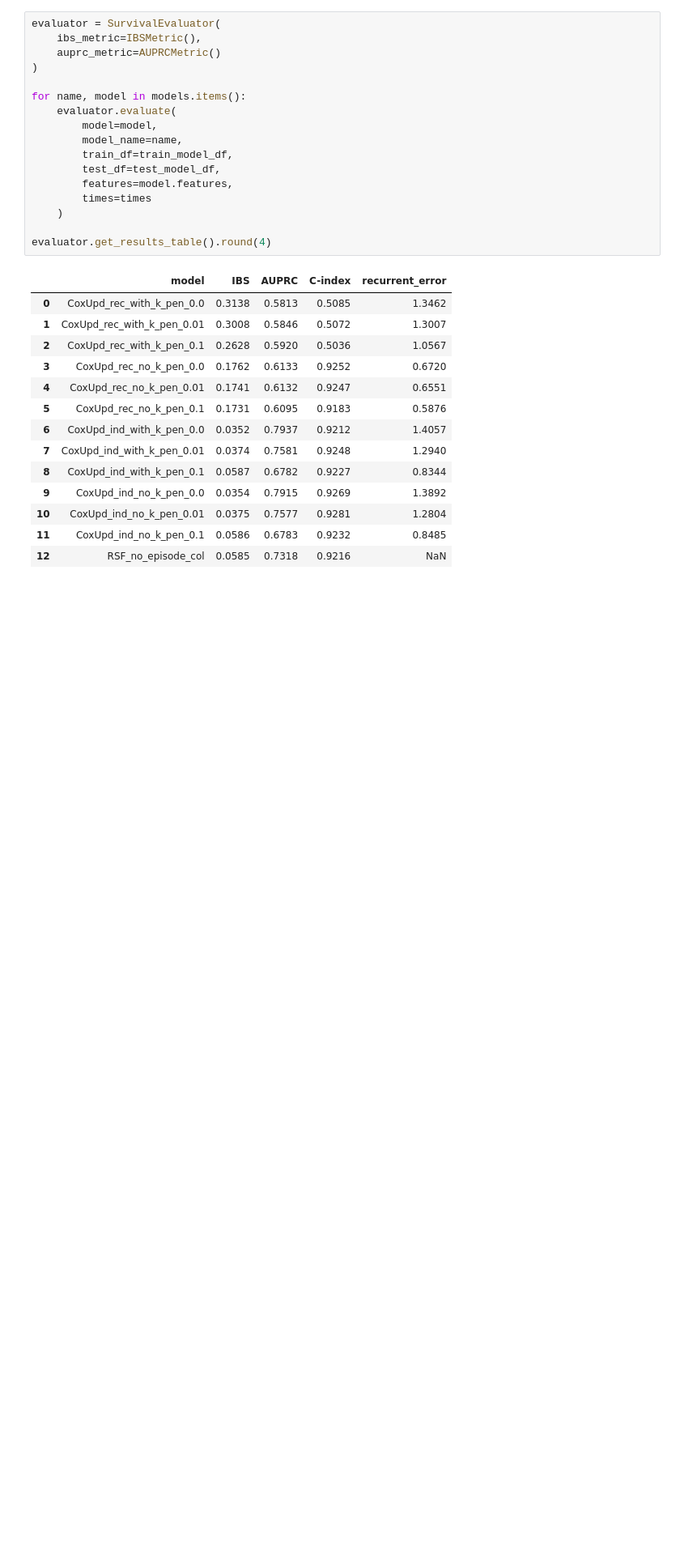
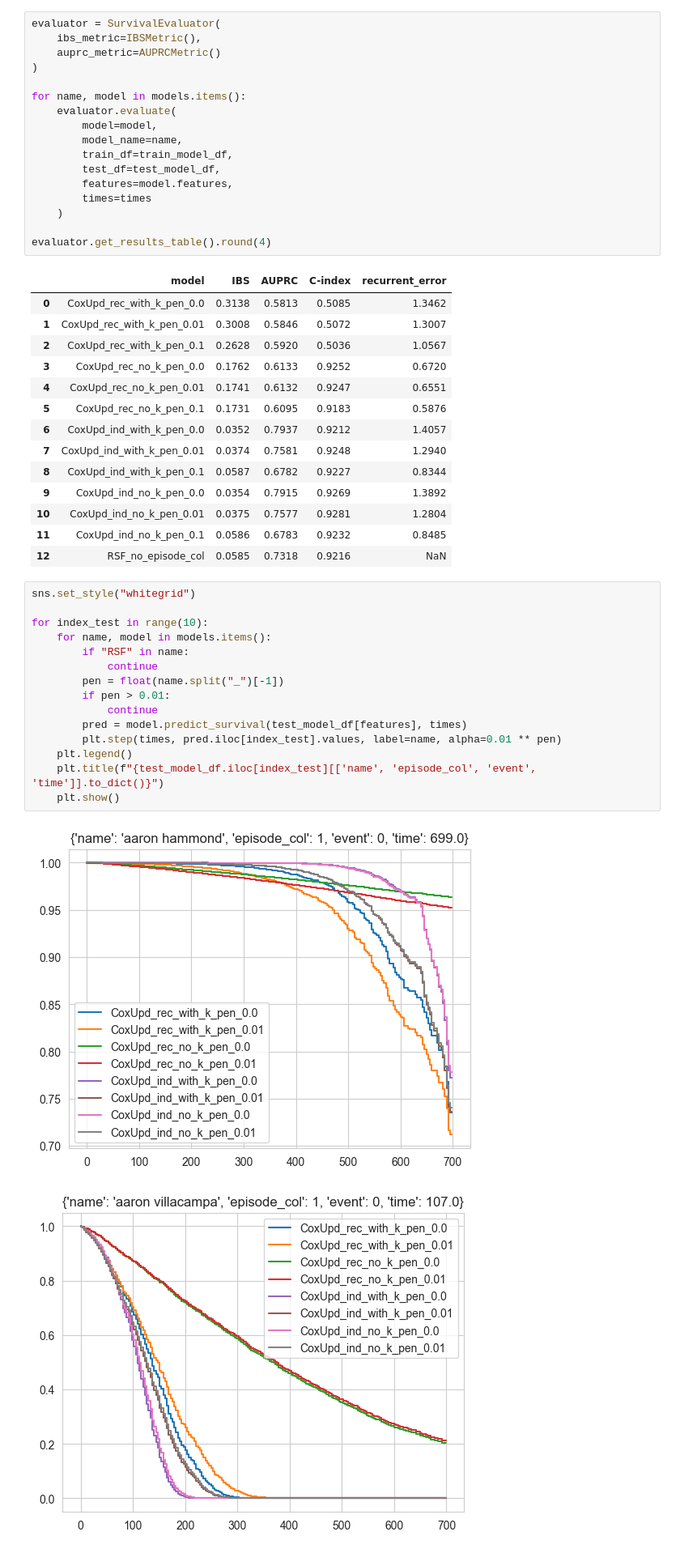
Before and after one commit to DKoleda6/recurrent_event, a Jupyter notebook: exp_common.ipynb, the cells around one changed output. Shown at 81% size. Drawn from its saved outputs; the diff is of its cells as text; blank space fills up the shorter version.

Commit message:
returned the CoxModel graphs

```diff
--- a/exp_common.ipynb
+++ b/exp_common.ipynb
@@ -359,3 +359,21 @@ evaluator.get_results_table().round(4)
 | 10 | CoxUpd_ind_no_k_pen_0.01 | 0.0375 | 0.7577 | 0.9281 | 1.2804 |
 | 11 | CoxUpd_ind_no_k_pen_0.1 | 0.0586 | 0.6783 | 0.9232 | 0.8485 |
 | 12 | RSF_no_episode_col | 0.0585 | 0.7318 | 0.9216 | NaN |
+# %%
+sns.set_style("whitegrid")
+
+for index_test in range(10):
+    for name, model in models.items():
+        if "RSF" in name:
+            continue
+        pen = float(name.split("_")[-1])
+        if pen > 0.01:
+            continue
+        pred = model.predict_survival(test_model_df[features], times)
+        plt.step(times, pred.iloc[index_test].values, label=name, alpha=0.01 ** pen)
+    plt.legend()
+    plt.title(f"{test_model_df.iloc[index_test][['name', 'episode_col', 'event', 'time']].to_dict()}")
+    plt.show()
+# %% [output]
+[figure, added]
+[figure, added]
```
Also changed, not shown: parts of 2 cells of this notebook.
